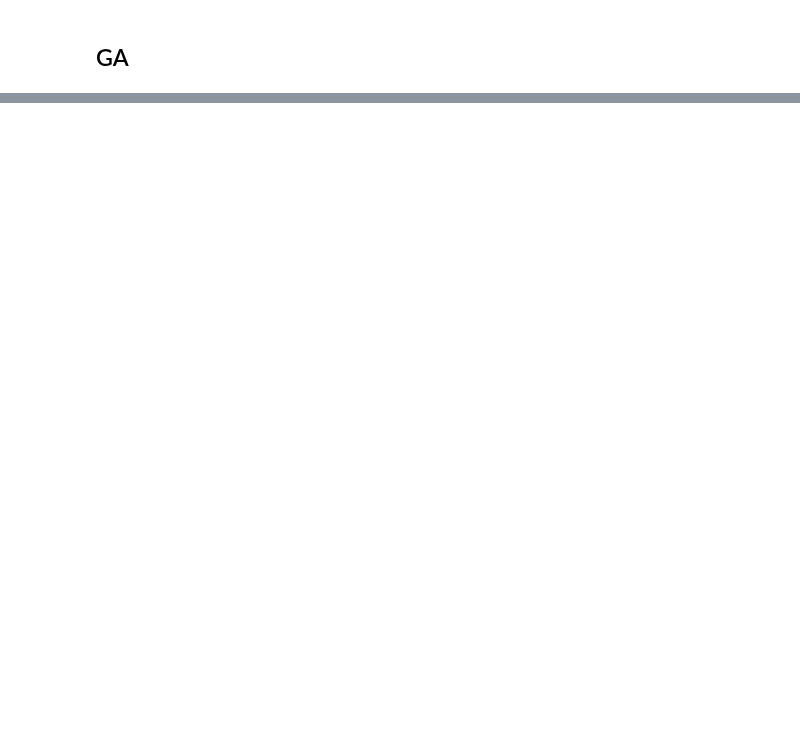
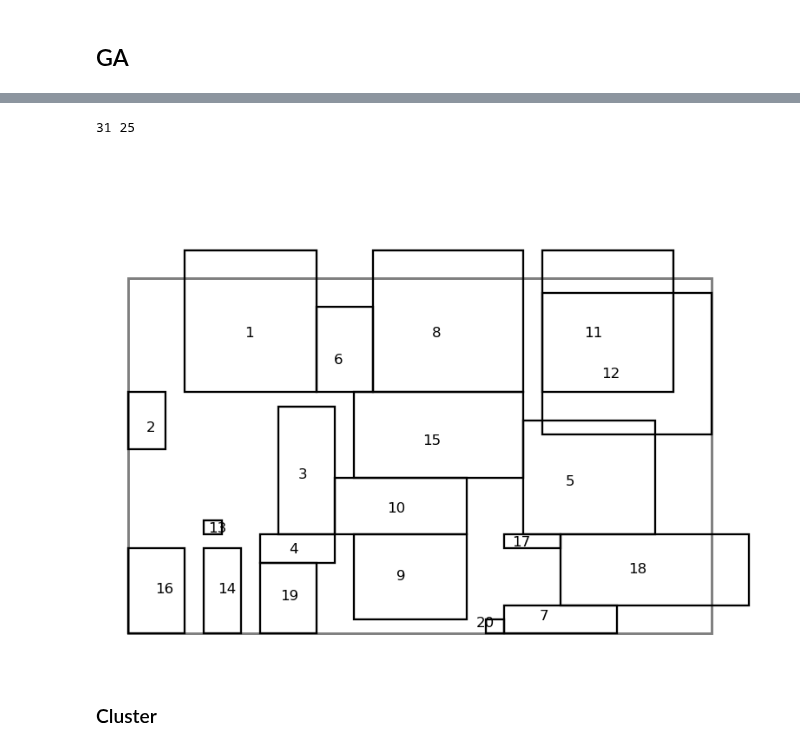
Before and after one commit to TaIos/master-thesis, a Jupyter notebook: src/notebooks/best_solution_visualizer.ipynb, the cells around one changed output, grey strips where cells are left out. Cells and saved outputs as stored; diff of their text form; code cells hidden in the pictures; blank space fills up the shorter version.

```diff
--- a/src/notebooks/best_solution_visualizer.ipynb
+++ b/src/notebooks/best_solution_visualizer.ipynb
@@ -349,0 +400,9 @@ drawComputationResult(random10_ga[0], 'random10_ga')
+# %%
+random20_ga = [x for x in resRandom if x.name == 'random_20']
+# %%
+drawComputationResult(random20_ga[1], 'random20_ga', dim=(-1, 33, -1, 31))
+# %% [output]
+31 25
+[figure, added]
+# %% [markdown]
+### Cluster
```
Also changed, not shown: parts of 16 cells of this notebook, 9 other files.
